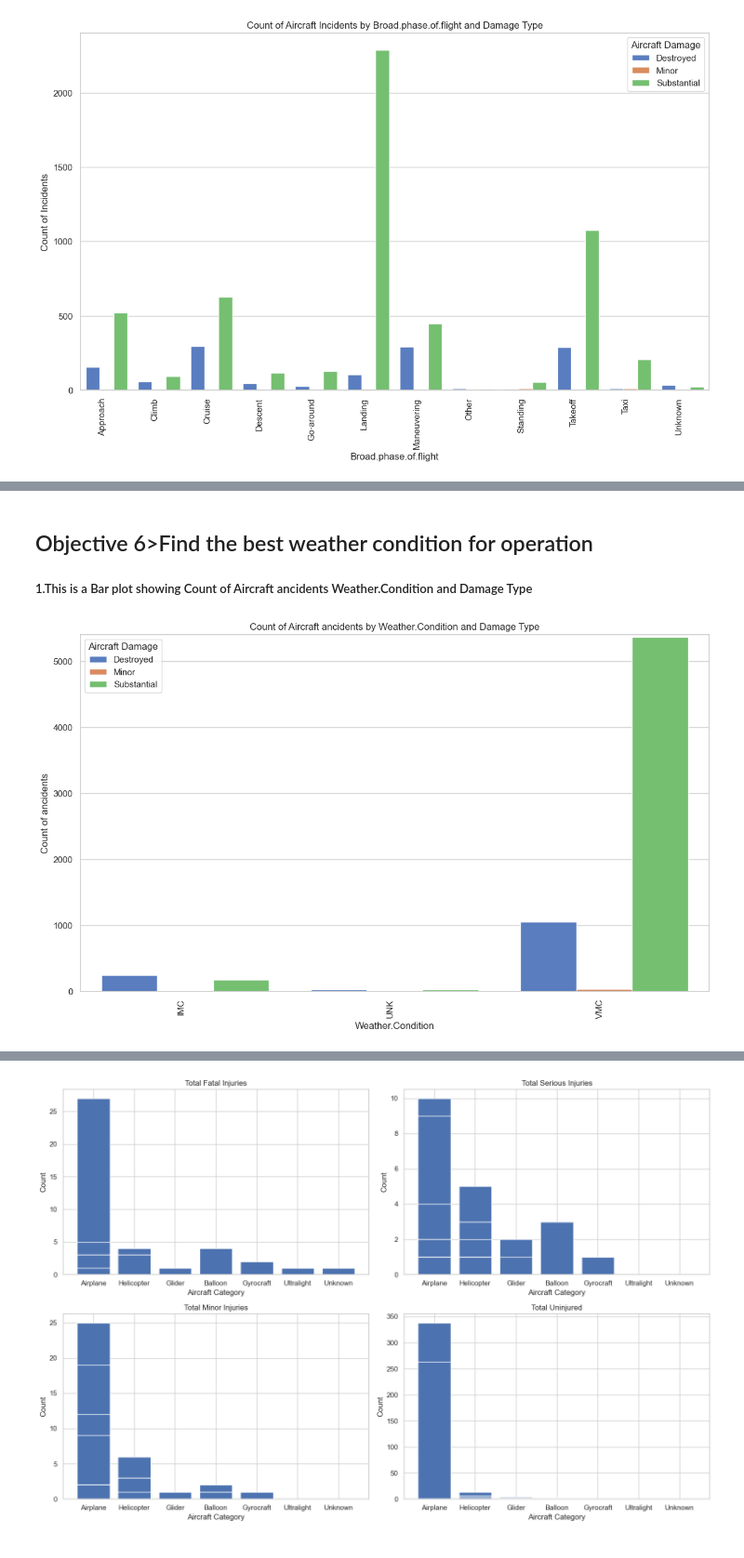
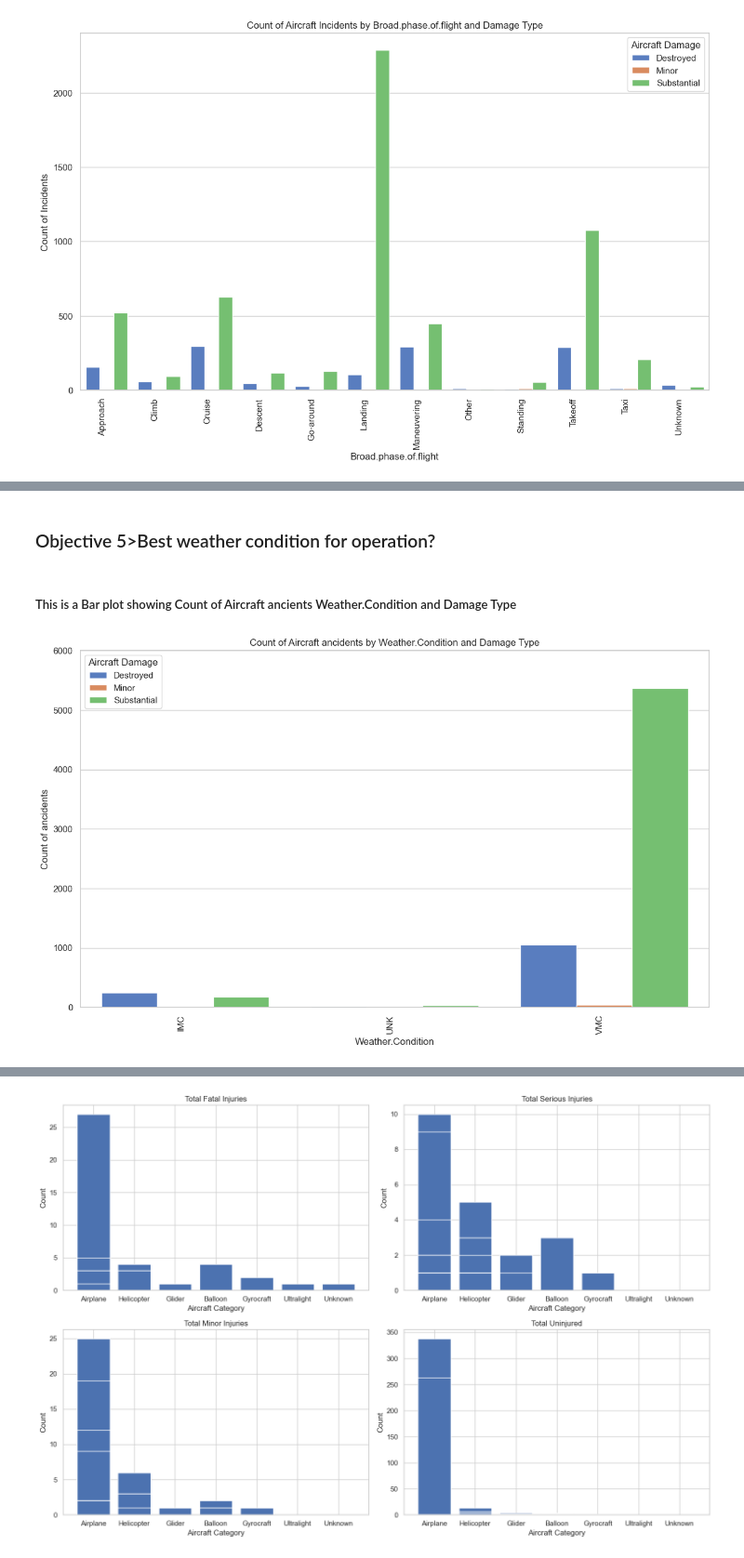
Before and after one commit to josephndex/aviation-business-strategy-and-risk-evasion-, a Jupyter notebook: student.ipynb.ipynb, the cells around one changed output, grey strips where cells are left out. Shown at 93% size. Drawn from its saved outputs; the diff is of its cells as text; code cells hidden in the pictures.

```diff
--- a/student.ipynb.ipynb
+++ b/student.ipynb.ipynb
@@ -424,14 +431,17 @@ agg_data = aviation_clean_ob3.groupby(['Location', 'Aircraft.damage']).size().re
 sns.set(style="whitegrid")
 
 # Create the bar plot
-plt.figure(figsize=(14, 8))
-aviation_clean_ob3_visual = sns.barplot(x="Location", y="Count", hue="Aircraft.damage", data=agg_data, palette="muted")
-aviation_clean_ob3_visual.set_xticklabels(aviation_clean_ob3_visual.get_xticklabels(), rotation=90, ha='right')
-plt.xlabel("Location")
-plt.ylabel("Count of Incidents")
-plt.title("Count of Aircraft Incidents by Location and Damage Type")
-plt.legend(title="Aircraft Damage")
-plt.ylim(0,90)
-show_plot(aviation_clean_ob3_visual)
+def create_plot():
+ plt.figure(figsize=(14, 8))
+ aviation_clean_ob3_visual = sns.barplot(x="Location", y="Count", hue="Aircraft.damage", data=agg_data, palette="muted")
+ aviation_clean_ob3_visual.set_xticklabels(aviation_clean_ob3_visual.get_xticklabels(), rotation=90, ha='right')
+ plt.xlabel("Location")
+ plt.ylabel("Count of Incidents")
+ plt.title("Count of Aircraft Incidents by Location and Damage Type")
+ plt.legend(title="Aircraft Damage")
+ plt.ylim(0,90)
+# Create the plot and save to a variable
+aviation_clean_ob3_visual = create_plot()
+plt.show()
 # %% [output]
 [figure]
@@ -460,21 +485,26 @@ show_plot(aviation_clean_ob5_visual)
+# %% [markdown]
+### Objective 5>Best weather condition for operation?
 # %% [markdown]
-## Objective 6>Find the best weather condition for operation
-##### 1.This is a Bar plot showing Count of Aircraft ancidents Weather.Condition and Damage Type
+##### This is a Bar plot showing Count of Aircraft ancients Weather.Condition and Damage Type
 # %%
-agg_data = aviation_clean_ob6.groupby(['Weather.Condition', 'Aircraft.damage']).size().reset_index(name='Count')
+agg_data = aviation_clean_ob5.groupby(['Weather.Condition', 'Aircraft.damage']).size().reset_index(name='Count')
 
 # Set the style
 sns.set(style="whitegrid")
 
 # Create the bar plot
-plt.figure(figsize=(14, 8))
-aviation_clean_ob6_visual = sns.barplot(x="Weather.Condition", y="Count", hue="Aircraft.damage", data=agg_data, palette="muted")
-aviation_clean_ob6_visual.set_xticklabels(aviation_clean_ob6_visual.get_xticklabels(), rotation=90, ha='right')
-plt.xlabel("Weather.Condition")
-plt.ylabel("Count of ancidents")
-plt.title("Count of Aircraft ancidents by Weather.Condition and Damage Type")
-plt.legend(title="Aircraft Damage")
-plt.ylim(0,5400)
-show_plot(aviation_clean_ob6_visual)
+def create_plot():
+ plt.figure(figsize=(14, 8))
+ aviation_clean_ob5_visual = sns.barplot(x="Weather.Condition", y="Count", hue="Aircraft.damage", data=agg_data, palette="muted")
+ aviation_clean_ob5_visual.set_xticklabels(aviation_clean_ob5_visual.get_xticklabels(), rotation=90, ha='right')
+ plt.xlabel("Weather.Condition")
+ plt.ylabel("Count of ancidents")
+ plt.title("Count of Aircraft ancidents by Weather.Condition and Damage Type")
+ plt.legend(title="Aircraft Damage")
+ plt.ylim(0,6000)
+ return show_plot
+# Create the plot and save to a variable
+aviation_clean_ob5_visual = create_plot()
+plt.show()
 # %% [output]
-[figure, old version]
+[figure, new version]
```
Also changed, not shown: parts of 85 cells of this notebook, 13 other files.
